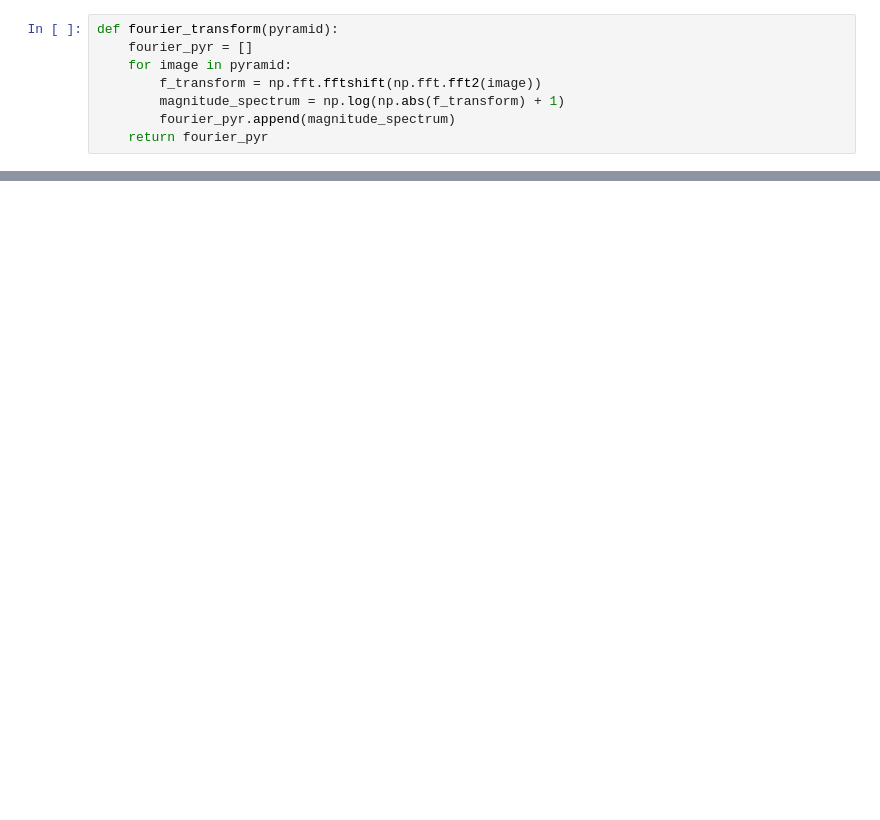
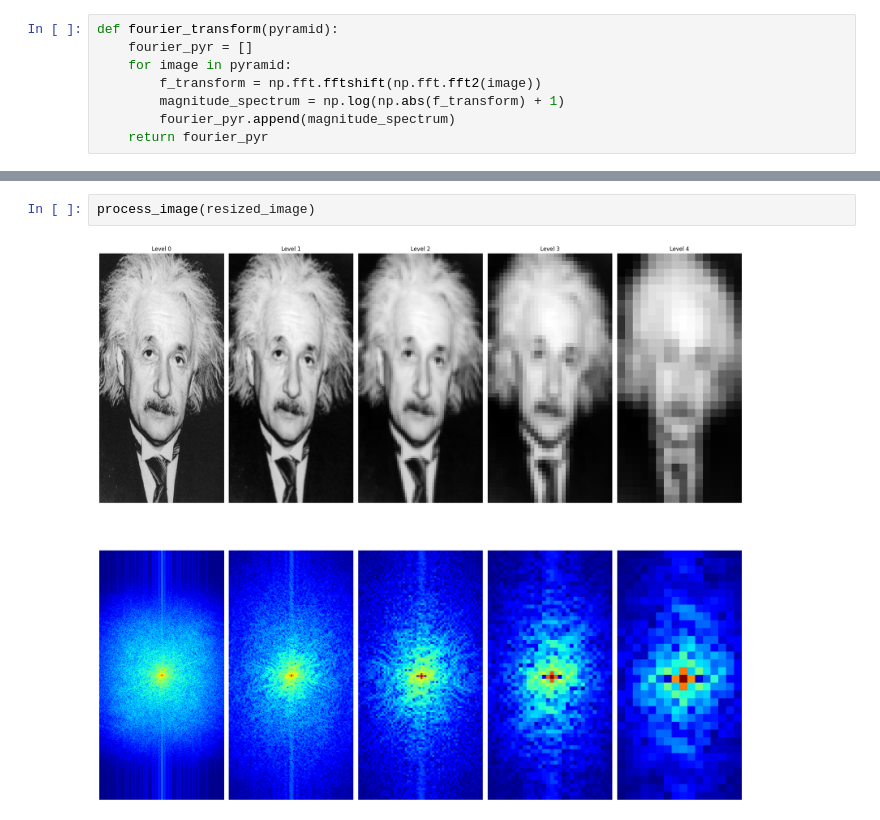
Before and after one commit to gdrui01/ComputerVision2024, a Jupyter notebook: CV2024_HW2/solution_2.ipynb, the cells around one changed output, grey strips where cells are left out. Cells and saved outputs as stored; diff of their text form; blank space fills up the shorter version.

```diff
--- a/CV2024_HW2/solution_2.ipynb
+++ b/CV2024_HW2/solution_2.ipynb
@@ -161,0 +196,4 @@ plot_pyramids(gaussian_pyr, fourier_pyr)
+# %%
+process_image(resized_image)
+# %% [output]
+[figure, added]
```
Also changed, not shown: parts of 18 cells of this notebook.
